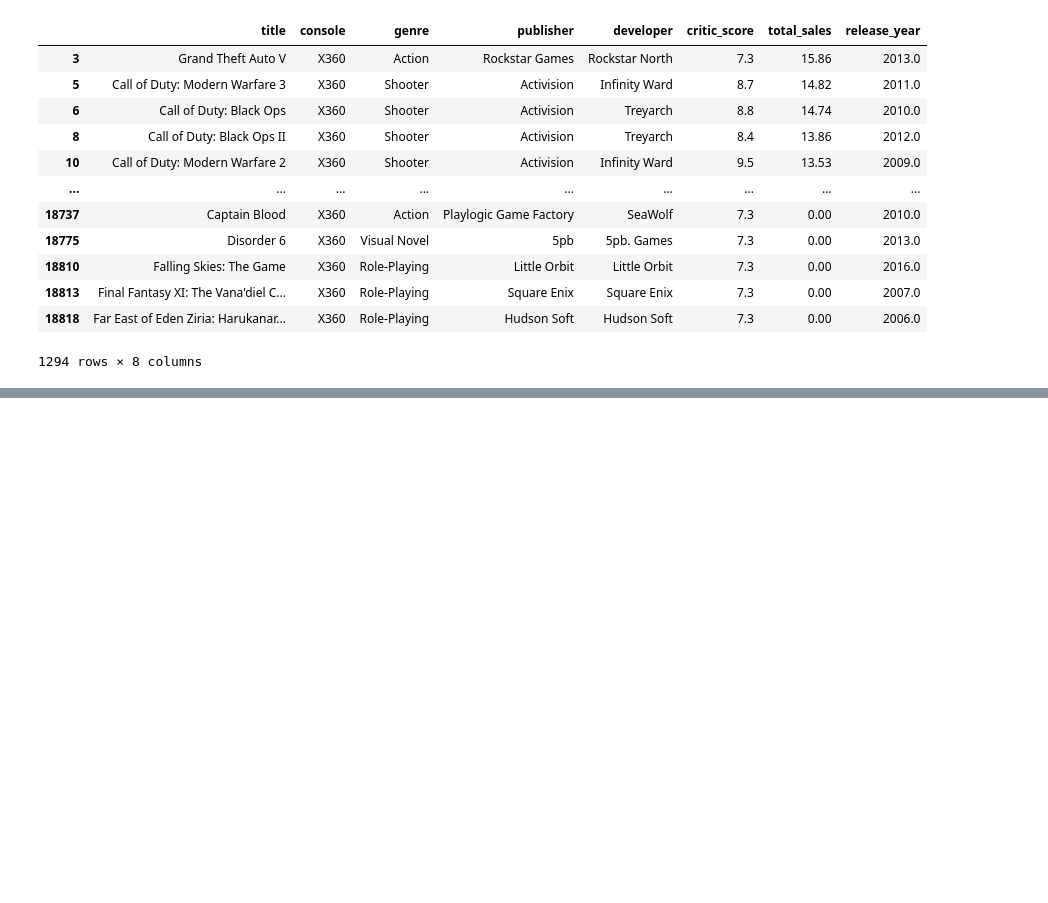
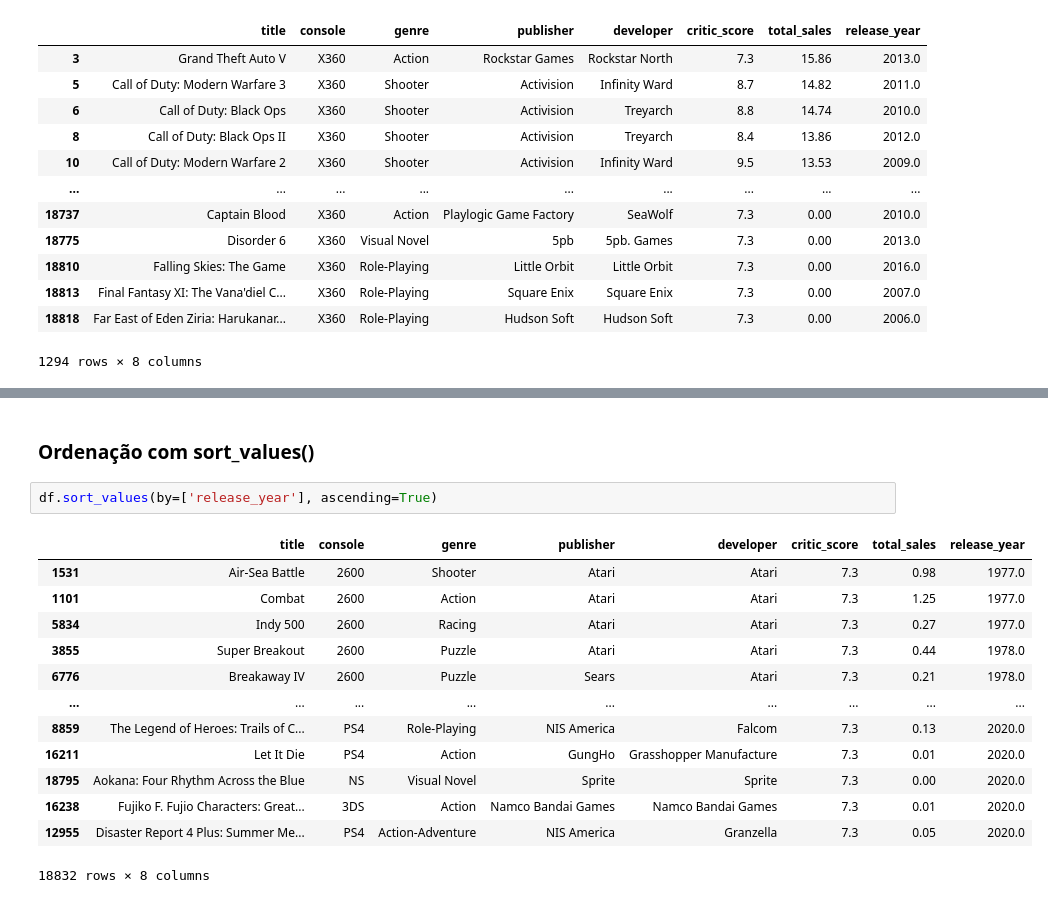
Before and after one commit to sarahbeatriz0205/tecnicas-analise-dados-tads, a Jupyter notebook: meu_notebook.ipynb, the cells around one changed output, grey strips where cells are left out. Cells and saved outputs as stored; diff of their text form; blank space fills up the shorter version.

```diff
--- a/meu_notebook.ipynb
+++ b/meu_notebook.ipynb
@@ -120,0 +186,18 @@ df.query("console=='X360'")
+# %% [markdown]
+### Ordenação com sort_values()
+# %%
+df.sort_values(by=['release_year'], ascending=True)
+# %% [output]
+|  | title | console | genre | publisher | developer | critic_score | total_sales | release_year |
+| 1531 | Air-Sea Battle | 2600 | Shooter | Atari | Atari | 7.3 | 0.98 | 1977.0 |
+| 1101 | Combat | 2600 | Action | Atari | Atari | 7.3 | 1.25 | 1977.0 |
+| 5834 | Indy 500 | 2600 | Racing | Atari | Atari | 7.3 | 0.27 | 1977.0 |
+| 3855 | Super Breakout | 2600 | Puzzle | Atari | Atari | 7.3 | 0.44 | 1978.0 |
+| 6776 | Breakaway IV | 2600 | Puzzle | Sears | Atari | 7.3 | 0.21 | 1978.0 |
+| ... | ... | ... | ... | ... | ... | ... | ... | ... |
+| 8859 | The Legend of Heroes: Trails of C... | PS4 | Role-Playing | NIS America | Falcom | 7.3 | 0.13 | 2020.0 |
+| 16211 | Let It Die | PS4 | Action | GungHo | Grasshopper Manufacture | 7.3 | 0.01 | 2020.0 |
+| 18795 | Aokana: Four Rhythm Across the Blue | NS | Visual Novel | Sprite | Sprite | 7.3 | 0.00 | 2020.0 |
+| 16238 | Fujiko F. Fujio Characters: Great... | 3DS | Action | Namco Bandai Games | Namco Bandai Games | 7.3 | 0.01 | 2020.0 |
+| 12955 | Disaster Report 4 Plus: Summer Me... | PS4 | Action-Adventure | NIS America | Granzella | 7.3 | 0.05 | 2020.0 |
+18832 rows × 8 columns
```
Also changed, not shown: parts of 12 cells of this notebook.
